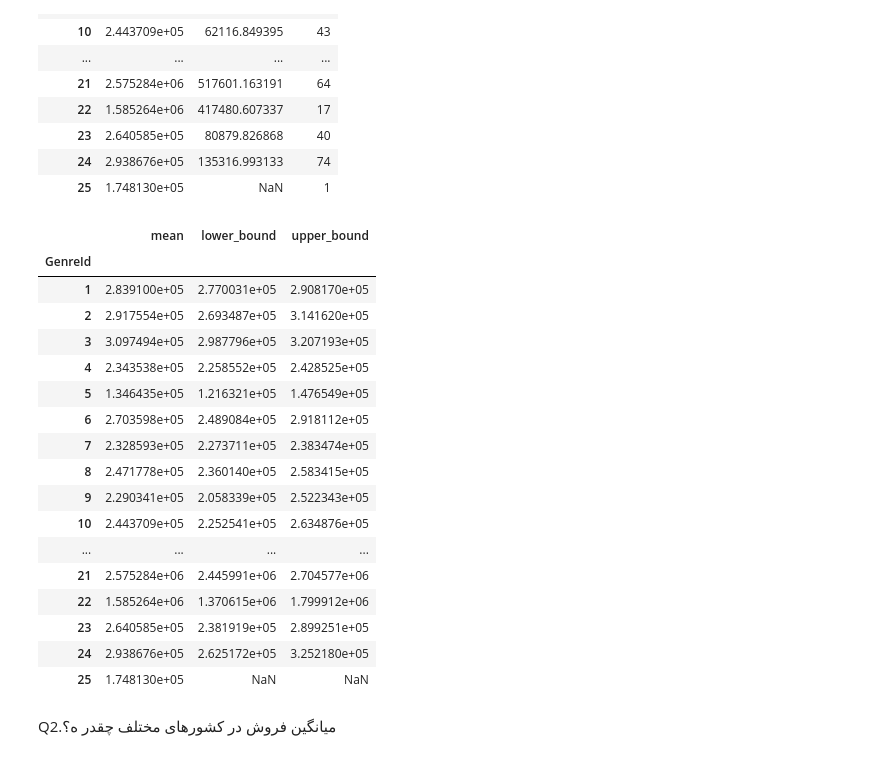
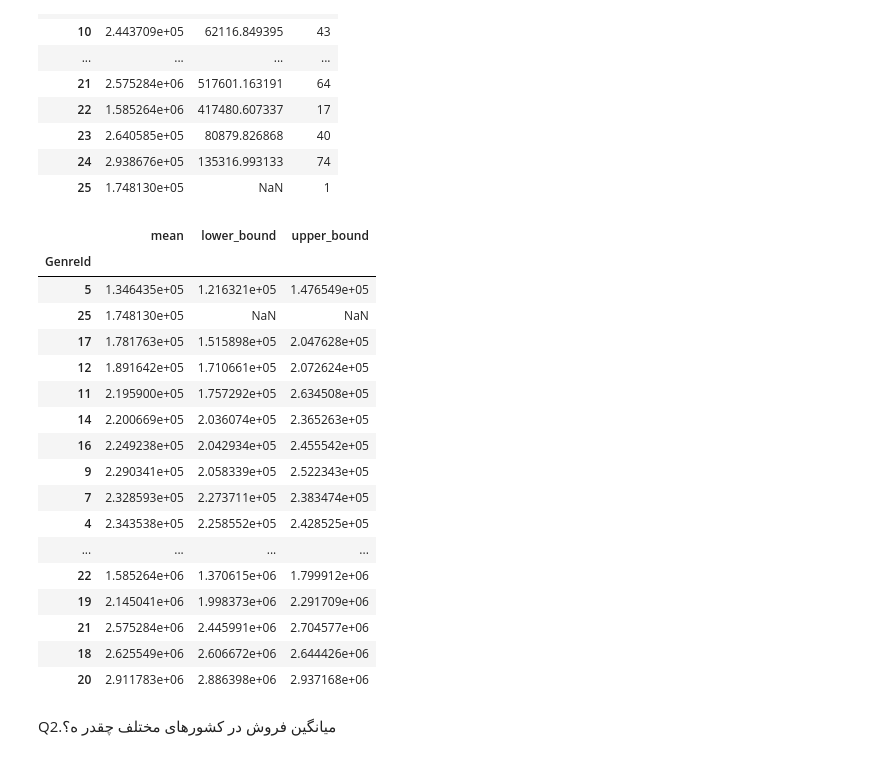
Before and after one commit to Mostafa2rz1/Chinook, a Jupyter notebook: 2.EDA/EDA.ipynb, the cells around one changed output. Saved outputs shown, nothing was run; the diff lists cells and outputs as text; code cells hidden in the pictures.

```diff
--- a/2.EDA/EDA.ipynb
+++ b/2.EDA/EDA.ipynb
@@ -840,32 +840,32 @@ genre_stats
 # %%
 confidence_level = 0.95
 degrees_freedom = genre_stats['count'] - 1
 confidence_interval = stats.t.ppf((1 + confidence_level) / 2, degrees_freedom)
 
 genre_stats['margin_of_error'] = confidence_interval * (genre_stats['std'] / np.sqrt(genre_stats['count']))
 genre_stats['lower_bound'] = genre_stats['mean'] - genre_stats['margin_of_error']
 genre_stats['upper_bound'] = genre_stats['mean'] + genre_stats['margin_of_error']
 
-genre_stats[['mean', 'lower_bound', 'upper_bound']]
+genre_stats[['mean', 'lower_bound', 'upper_bound']].sort_values(by='mean')
 # %% [output]
 |  | mean | lower_bound | upper_bound |
 | GenreId |  |  |  |
-| 1 | 2.839100e+05 | 2.770031e+05 | 2.908170e+05 |
-| 2 | 2.917554e+05 | 2.693487e+05 | 3.141620e+05 |
-| 3 | 3.097494e+05 | 2.987796e+05 | 3.207193e+05 |
+| 5 | 1.346435e+05 | 1.216321e+05 | 1.476549e+05 |
+| 25 | 1.748130e+05 | NaN | NaN |
+| 17 | 1.781763e+05 | 1.515898e+05 | 2.047628e+05 |
+| 12 | 1.891642e+05 | 1.710661e+05 | 2.072624e+05 |
+| 11 | 2.195900e+05 | 1.757292e+05 | 2.634508e+05 |
+| 14 | 2.200669e+05 | 2.036074e+05 | 2.365263e+05 |
+| 16 | 2.249238e+05 | 2.042934e+05 | 2.455542e+05 |
+| 9 | 2.290341e+05 | 2.058339e+05 | 2.522343e+05 |
+| 7 | 2.328593e+05 | 2.273711e+05 | 2.383474e+05 |
 | 4 | 2.343538e+05 | 2.258552e+05 | 2.428525e+05 |
-| 5 | 1.346435e+05 | 1.216321e+05 | 1.476549e+05 |
-| 6 | 2.703598e+05 | 2.489084e+05 | 2.918112e+05 |
-| 7 | 2.328593e+05 | 2.273711e+05 | 2.383474e+05 |
-| 8 | 2.471778e+05 | 2.360140e+05 | 2.583415e+05 |
-| 9 | 2.290341e+05 | 2.058339e+05 | 2.522343e+05 |
-| 10 | 2.443709e+05 | 2.252541e+05 | 2.634876e+05 |
 | ... | ... | ... | ... |
+| 22 | 1.585264e+06 | 1.370615e+06 | 1.799912e+06 |
+| 19 | 2.145041e+06 | 1.998373e+06 | 2.291709e+06 |
 | 21 | 2.575284e+06 | 2.445991e+06 | 2.704577e+06 |
-| 22 | 1.585264e+06 | 1.370615e+06 | 1.799912e+06 |
-| 23 | 2.640585e+05 | 2.381919e+05 | 2.899251e+05 |
-| 24 | 2.938676e+05 | 2.625172e+05 | 3.252180e+05 |
-| 25 | 1.748130e+05 | NaN | NaN |
+| 18 | 2.625549e+06 | 2.606672e+06 | 2.644426e+06 |
+| 20 | 2.911783e+06 | 2.886398e+06 | 2.937168e+06 |
 # %% [markdown]
 Q2.میانگین فروش در کشورهای مختلف چقدر ه؟
 # %%
```
Also changed, not shown: parts of 5 cells of this notebook, 2 other files.
